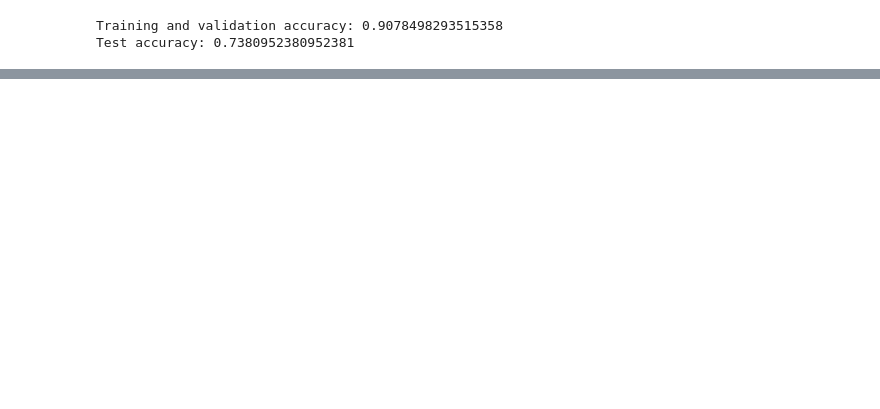
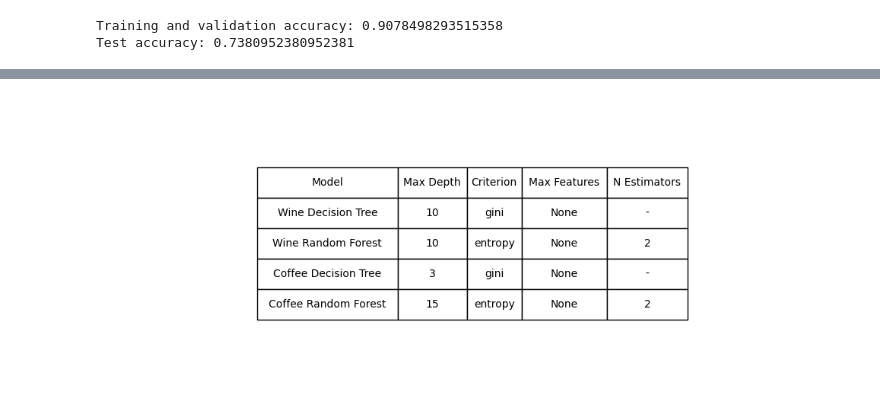
Before and after one commit to eliashovdenes/Machine-Learning-Custom-Decision-Trees-and-Random-Forests, a Jupyter notebook: run_experiments.ipynb, the cells around one changed output, grey strips where cells are left out. Cells and saved outputs as stored; diff of their text form; code cells hidden in the pictures; blank space fills up the shorter version.

```diff
--- a/run_experiments.ipynb
+++ b/run_experiments.ipynb
@@ -466,0 +520,38 @@ Decisiontree bedre, imbalansen er høyere
+# %%
+# Data for the table (rows for each dataset-model pair)
+data = [
+    ['Wine Decision Tree', 10, 'gini', 'None', "-"],
+    ['Wine Random Forest', 10, 'entropy', 'None', 2],
+    ['Coffee Decision Tree', 3, 'gini', 'None', "-"],
+    ['Coffee Random Forest', 15, 'entropy', 'None', 2]
+]
+
+# Column labels
+columns = ['Model', 'Max Depth', 'Criterion', 'Max Features', 'N Estimators']
+
+# Create a figure and axis
+fig, ax = plt.subplots(figsize=(10, 4))
+
+# Hide the axis
+ax.xaxis.set_visible(False)
+ax.yaxis.set_visible(False)
+ax.set_frame_on(False)
+
+# Create the table
+table = ax.table(cellText=data, colLabels=columns, cellLoc='center', loc='center')
+
+# Adjust the table's scale for better fit
+table.scale(1, 2)
+
+# Set the font size and enable auto-fitting
+table.auto_set_font_size(False)
+table.set_fontsize(10)
+
+# Adjust column widths
+table.auto_set_column_width([0, 1, 2, 3, 4])
+
+# Show the plot
+plt.tight_layout()
+plt.show()
+# %% [output]
+[figure, added]
```
Also changed, not shown: parts of 16 cells of this notebook, 3 other files.
